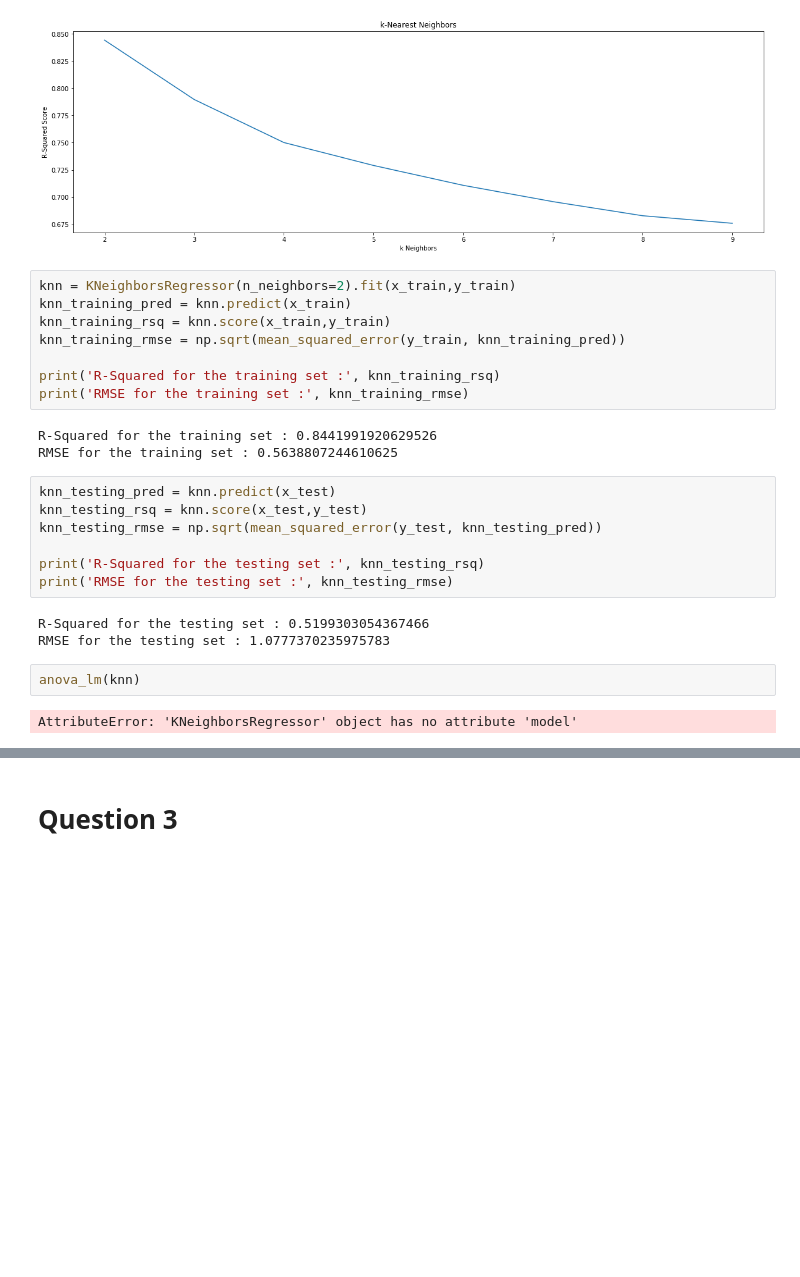
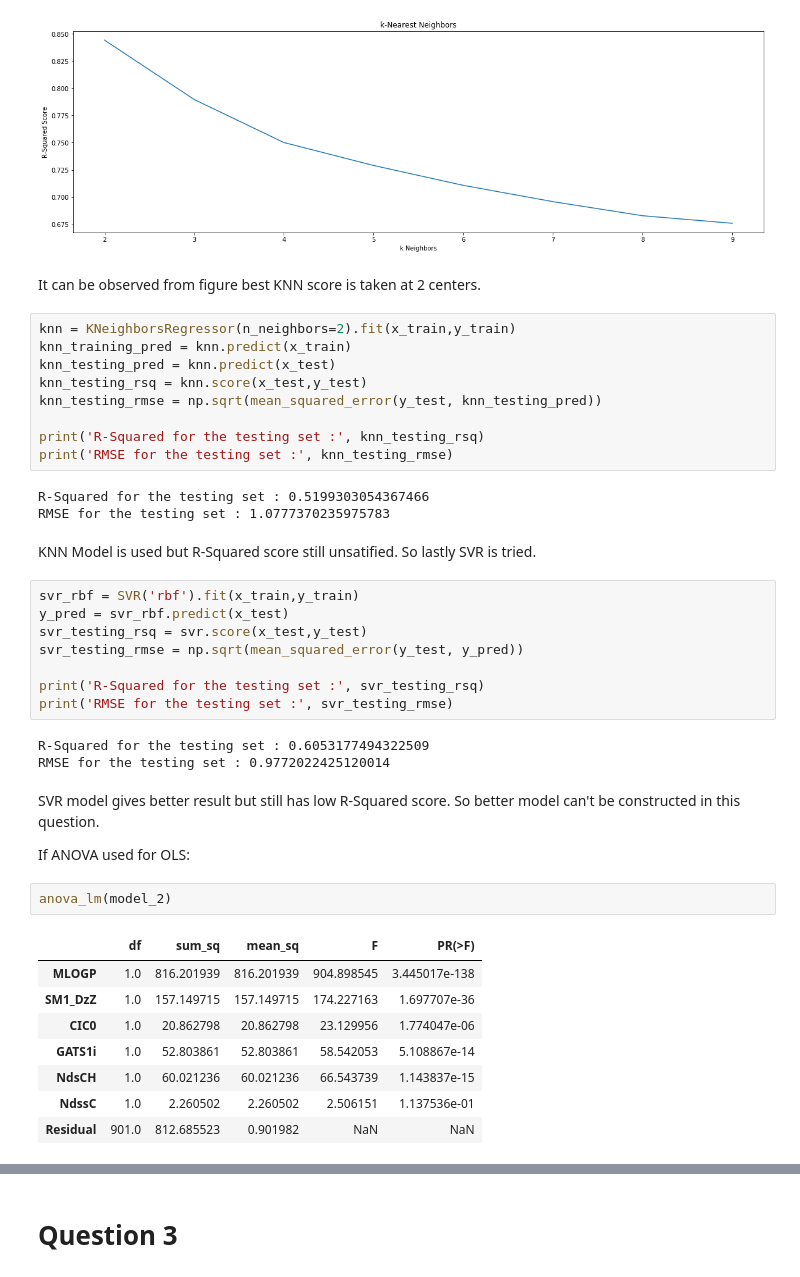
Before and after one commit to Teks5/2022-MAT555E, a Jupyter notebook: HW2/H2_Solutions_MuratTeksin.ipynb, the cells around one changed output, grey strips where cells are left out. Saved outputs shown, nothing was run; the diff lists cells and outputs as text; blank space fills up the shorter version.

```diff
--- a/HW2/H2_Solutions_MuratTeksin.ipynb
+++ b/HW2/H2_Solutions_MuratTeksin.ipynb
@@ -307,28 +314,45 @@ plt.title('k-Nearest Neighbors')
 plt.show()
 # %% [output]
 [figure]
+# %% [markdown]
+It can be observed from figure best KNN score is taken at 2 centers.
 # %%
 knn = KNeighborsRegressor(n_neighbors=2).fit(x_train,y_train)
 knn_training_pred = knn.predict(x_train)
-knn_training_rsq = knn.score(x_train,y_train)
-knn_training_rmse = np.sqrt(mean_squared_error(y_train, knn_training_pred))
+knn_testing_pred = knn.predict(x_test)
+knn_testing_rsq = knn.score(x_test,y_test)
+knn_testing_rmse = np.sqrt(mean_squared_error(y_test, knn_testing_pred))
 
-print('R-Squared for the training set :', knn_training_rsq)
-print('RMSE for the training set :', knn_training_rmse)
+print('R-Squared for the testing set :', knn_testing_rsq)
+print('RMSE for the testing set :', knn_testing_rmse)
 # %% [output]
-R-Squared for the training set : 0.8441991920629526
-RMSE for the training set : 0.5638807244610625
+R-Squared for the testing set : 0.5199303054367466
+RMSE for the testing set : 1.0777370235975783
+# %% [markdown]
+KNN Model is used but R-Squared score still unsatified. So lastly SVR is tried.
 # %%
-knn_testing_pred = knn.predict(x_test)
-knn_testing_rsq = knn.score(x_test,y_test)
-knn_testing_rmse = np.sqrt(mean_squared_error(y_test, knn_testing_pred))
+svr_rbf = SVR('rbf').fit(x_train,y_train)
+y_pred = svr_rbf.predict(x_test)
+svr_testing_rsq = svr.score(x_test,y_test)
+svr_testing_rmse = np.sqrt(mean_squared_error(y_test, y_pred))
 
-print('R-Squared for the testing set :', knn_testing_rsq)
-print('RMSE for the testing set :', knn_testing_rmse)
+print('R-Squared for the testing set :', svr_testing_rsq)
+print('RMSE for the testing set :', svr_testing_rmse)
 # %% [output]
-R-Squared for the testing set : 0.5199303054367466
-RMSE for the testing set : 1.0777370235975783
+R-Squared for the testing set : 0.6053177494322509
+RMSE for the testing set : 0.9772022425120014
+# %% [markdown]
+SVR model gives better result but still has low R-Squared score. So better model can't be constructed in this question.
+
+If ANOVA  used for OLS:
 # %%
-anova_lm(knn)
+anova_lm(model_2)
 # %% [output]
-AttributeError: 'KNeighborsRegressor' object has no attribute 'model'
+|  | df | sum_sq | mean_sq | F | PR(>F) |
+| MLOGP | 1.0 | 816.201939 | 816.201939 | 904.898545 | 3.445017e-138 |
+| SM1_DzZ | 1.0 | 157.149715 | 157.149715 | 174.227163 | 1.697707e-36 |
+| CIC0 | 1.0 | 20.862798 | 20.862798 | 23.129956 | 1.774047e-06 |
+| GATS1i | 1.0 | 52.803861 | 52.803861 | 58.542053 | 5.108867e-14 |
+| NdsCH | 1.0 | 60.021236 | 60.021236 | 66.543739 | 1.143837e-15 |
+| NdssC | 1.0 | 2.260502 | 2.260502 | 2.506151 | 1.137536e-01 |
+| Residual | 901.0 | 812.685523 | 0.901982 | NaN | NaN |
```
Also changed, not shown: parts of 11 cells of this notebook.
